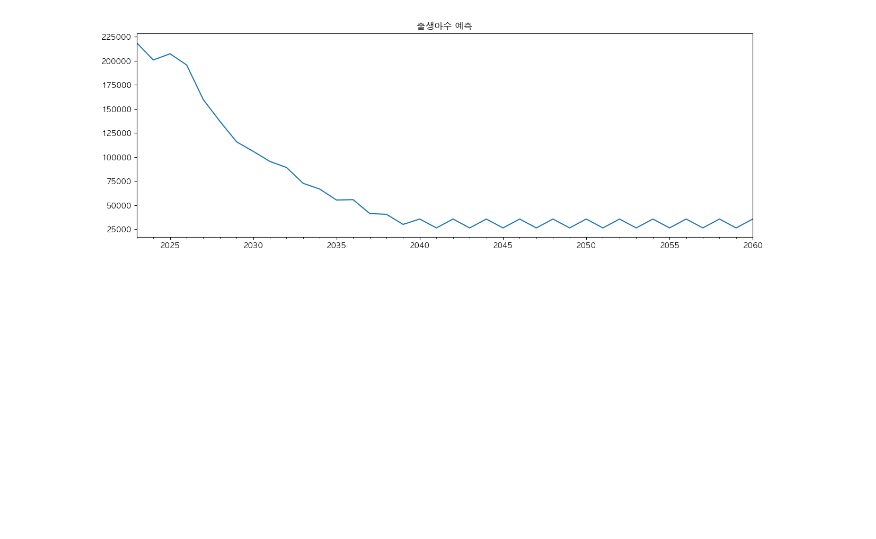
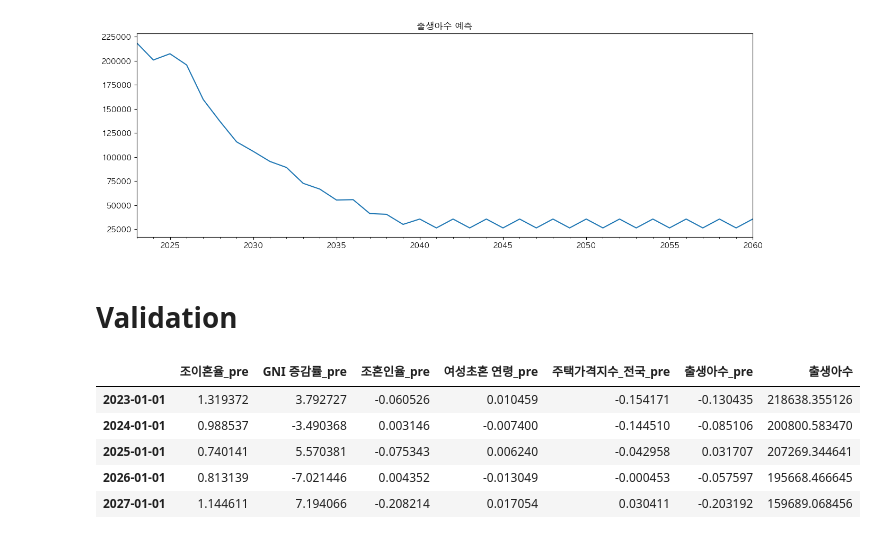
Before and after one commit to MinkyuRamen/2023KDS-HACKATHON, a Jupyter notebook: modeling/VAR_modeling.ipynb, the cells around one changed output. Cells and saved outputs as stored; diff of their text form; code cells hidden in the pictures; blank space fills up the shorter version.

```diff
--- a/modeling/VAR_modeling.ipynb
+++ b/modeling/VAR_modeling.ipynb
@@ -410,3 +410,14 @@ df_forecast['출생아수'].plot(figsize = (15, 5), title = '출생아수 예측
 [figure]
 # %%
 df_forecast.to_csv("../result/VAR_출생아수예측.csv")
+# %% [markdown]
+# Validation
+# %%
+df_forecast.head()
+# %% [output]
+|  | 조이혼율_pre | GNI 증감률_pre | 조혼인율_pre | 여성초혼 연령_pre | 주택가격지수_전국_pre | 출생아수_pre | 출생아수 |
+| 2023-01-01 | 1.319372 | 3.792727 | -0.060526 | 0.010459 | -0.154171 | -0.130435 | 218638.355126 |
+| 2024-01-01 | 0.988537 | -3.490368 | 0.003146 | -0.007400 | -0.144510 | -0.085106 | 200800.583470 |
+| 2025-01-01 | 0.740141 | 5.570381 | -0.075343 | 0.006240 | -0.042958 | 0.031707 | 207269.344641 |
+| 2026-01-01 | 0.813139 | -7.021446 | 0.004352 | -0.013049 | -0.000453 | -0.057597 | 195668.466645 |
+| 2027-01-01 | 1.144611 | 7.194066 | -0.208214 | 0.017054 | 0.030411 | -0.203192 | 159689.068456 |
```
Also changed, not shown: parts of 1 cell of this notebook, 4 other files.
